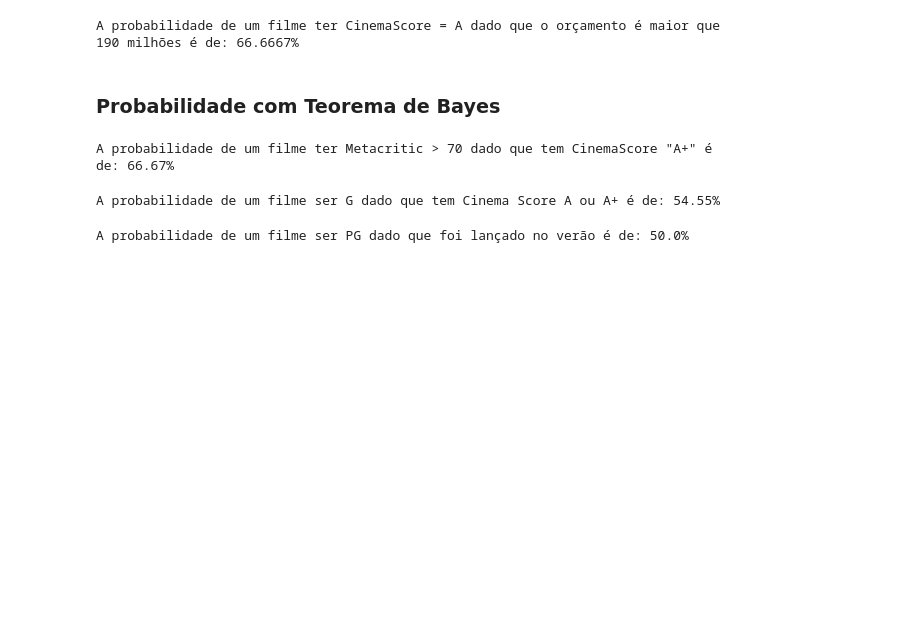
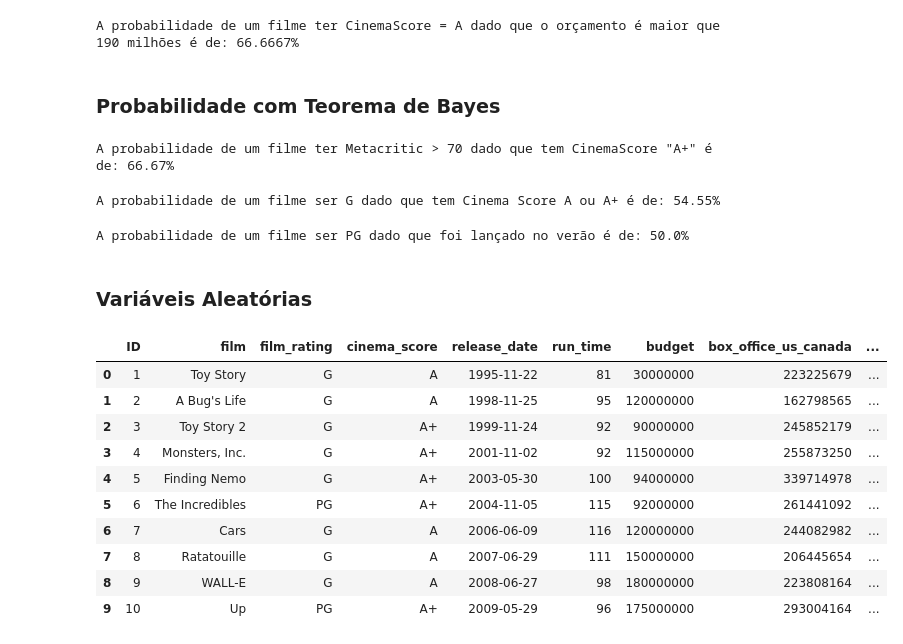
Before and after one commit to Manuelaamorim/pixar_dataset, a Jupyter notebook: pixar_films_dataset.ipynb, the cells around one changed output. Cells and saved outputs as stored; diff of their text form; code cells hidden in the pictures; blank space fills up the shorter version.

```diff
--- a/pixar_films_dataset.ipynb
+++ b/pixar_films_dataset.ipynb
@@ -377,3 +377,27 @@ P_A_B = (P_B_A * P_A) / P_B
 print(f'A probabilidade de um filme ser PG dado que foi lançado no verão é de: {round(P_A_B * 100, 2)}%')
 # %% [output]
 A probabilidade de um filme ser PG dado que foi lançado no verão é de: 50.0%
+# %% [markdown]
+### Variáveis Aleatórias
+# %%
+# Calculando o lucro do filme
+data["profit"] = data["box_office_worldwide"] - data["budget"]
+# Remover valores nulos antes
+data = data.dropna(subset=["box_office_worldwide", "budget"])
+
+# Garantir que são float
+data["box_office_worldwide"] = pd.to_numeric(data["box_office_worldwide"], errors="coerce")
+data["budget"] = pd.to_numeric(data["budget"], errors="coerce")
+data.head(10)
+# %% [output]
+|  | ID | film | film_rating | cinema_score | release_date | run_time | budget | box_office_us_canada | ... |
+| 0 | 1 | Toy Story | G | A | 1995-11-22 | 81 | 30000000 | 223225679 | ... |
+| 1 | 2 | A Bug's Life | G | A | 1998-11-25 | 95 | 120000000 | 162798565 | ... |
+| 2 | 3 | Toy Story 2 | G | A+ | 1999-11-24 | 92 | 90000000 | 245852179 | ... |
+| 3 | 4 | Monsters, Inc. | G | A+ | 2001-11-02 | 92 | 115000000 | 255873250 | ... |
+| 4 | 5 | Finding Nemo | G | A+ | 2003-05-30 | 100 | 94000000 | 339714978 | ... |
+| 5 | 6 | The Incredibles | PG | A+ | 2004-11-05 | 115 | 92000000 | 261441092 | ... |
+| 6 | 7 | Cars | G | A | 2006-06-09 | 116 | 120000000 | 244082982 | ... |
+| 7 | 8 | Ratatouille | G | A | 2007-06-29 | 111 | 150000000 | 206445654 | ... |
+| 8 | 9 | WALL-E | G | A | 2008-06-27 | 98 | 180000000 | 223808164 | ... |
+| 9 | 10 | Up | PG | A+ | 2009-05-29 | 96 | 175000000 | 293004164 | ... |
```
Also changed, not shown: parts of 5 cells of this notebook.
